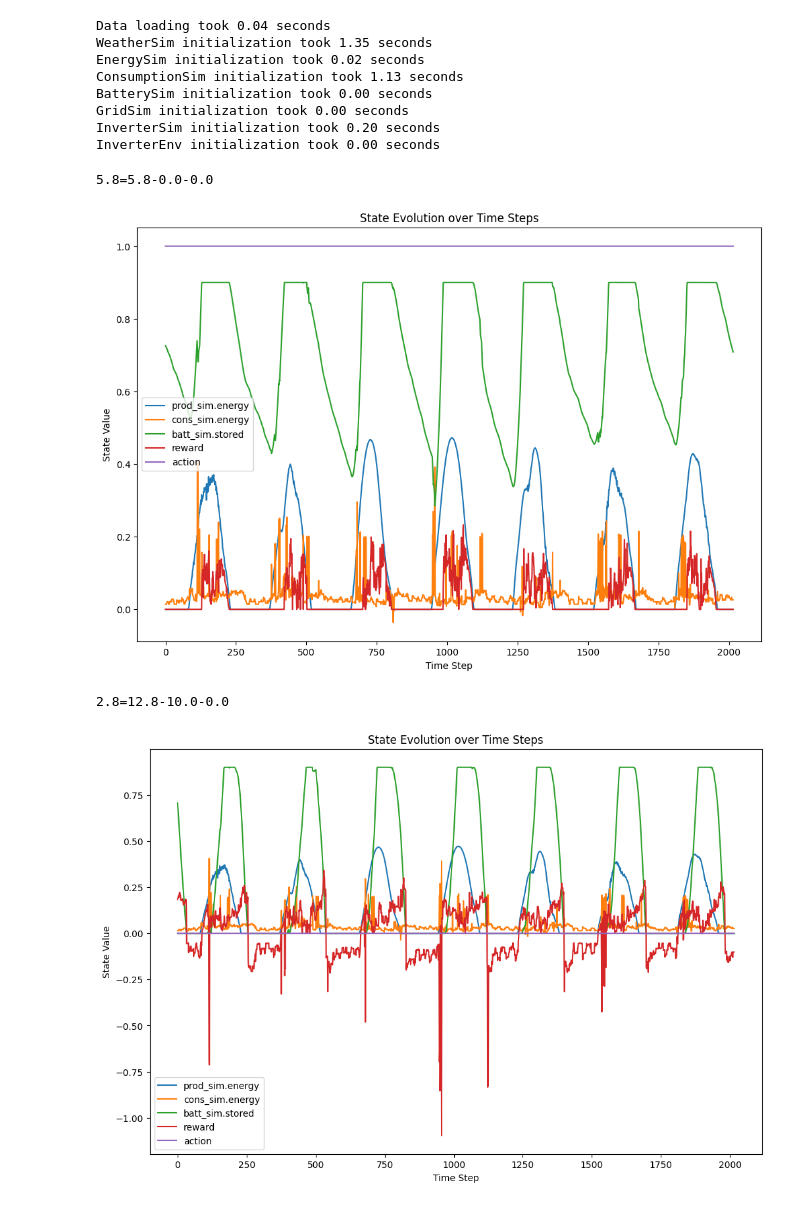
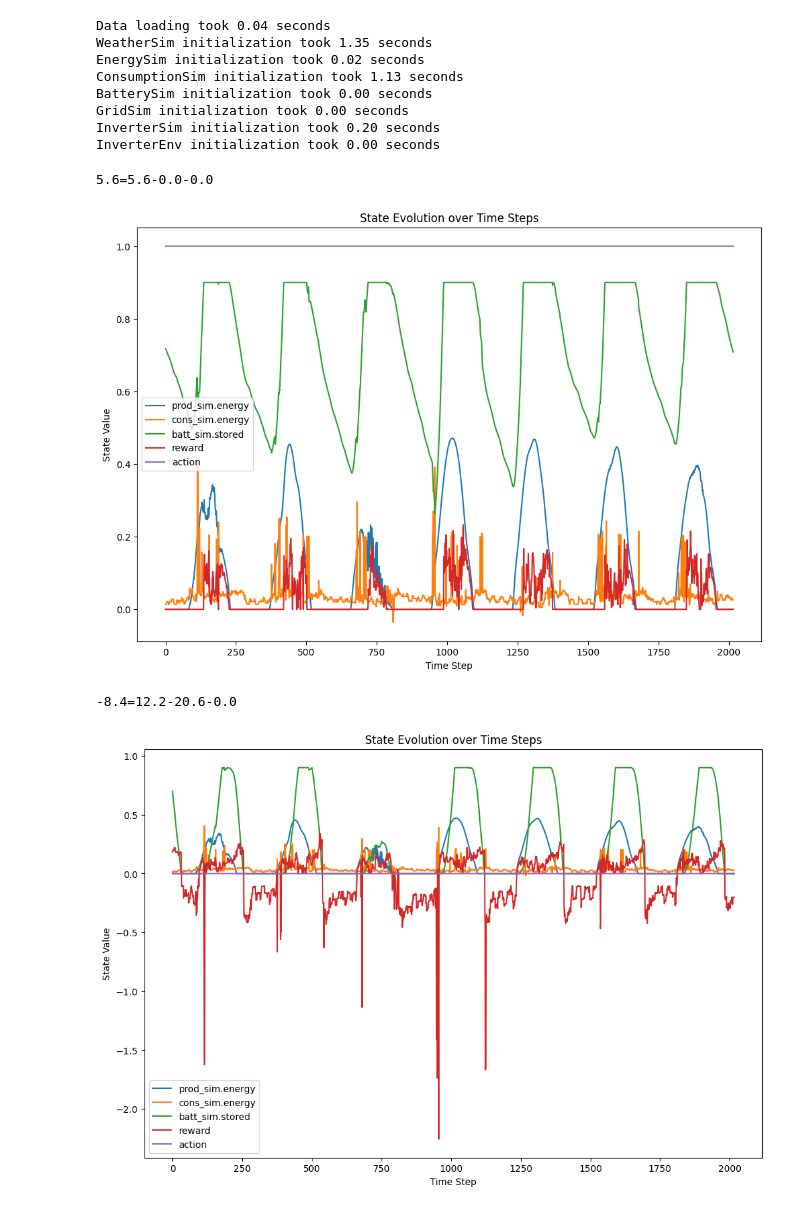
Before and after one commit to EmaR97/EnergyManagementRL, a Jupyter notebook: notebooks/02_model_training.ipynb, the cells around one changed output. Drawn from its saved outputs; the diff is of its cells as text; code cells hidden in the pictures.

```diff
--- a/notebooks/02_model_training.ipynb
+++ b/notebooks/02_model_training.ipynb
@@ -101,33 +101,33 @@ InverterEnv initialization took 0.00 seconds
 # %%
 env.max_steps = week
 to_show = [
     'prod_sim.energy',
     'cons_sim.energy',
     'batt_sim.stored',
     # 'batt_sim.charge_rate',
     # 'batt_sim.discharge_rate',
     # 'grid_sim.feed_to_grid',
     # 'grid_sim.taken_from_grid',
     # 'reward_energy_sold',
     # 'penalty_energy_purchase',
     # 'penalty_battery_wear',
     'reward',
     'action'
 ]
 
 
 def _test_plot(_env: InverterEnv, _model, _max_steps):
-    test_plot(_env, _model, _max_steps, to_show, 42)
+    test_plot(_env, _model, _max_steps, to_show, 33)
 
 
 for model in [
     ConservativeModel(),
     GreedyModel()
 ]:
     _test_plot(env, model, env.max_steps)
 # %% [output]
-5.8=5.8-0.0-0.0
+5.6=5.6-0.0-0.0
-[figure, old version]
+[figure, new version]
-2.8=12.8-10.0-0.0
+-8.4=12.2-20.6-0.0
-[figure, old version]
+[figure, new version]
 # %%
```
Also changed, not shown: parts of 9 cells of this notebook, 5 other files.
